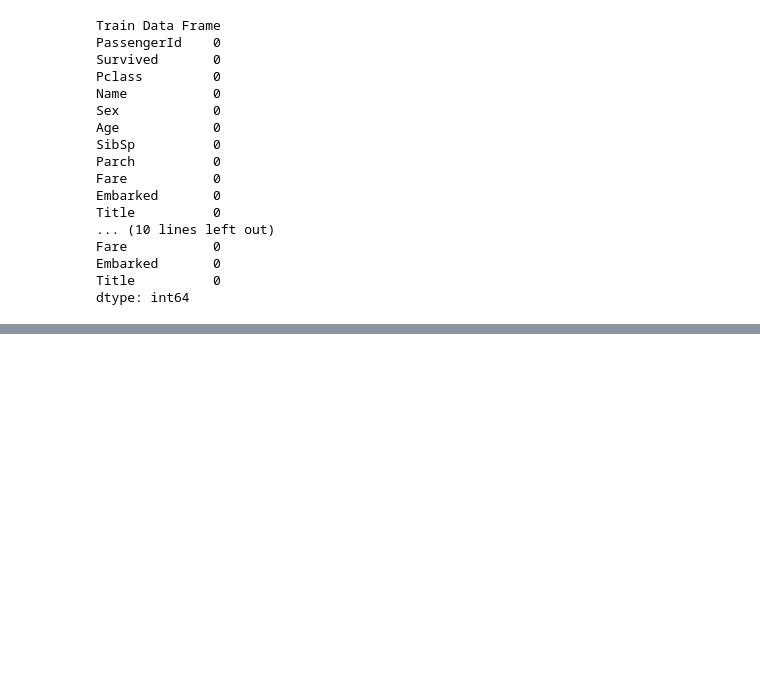
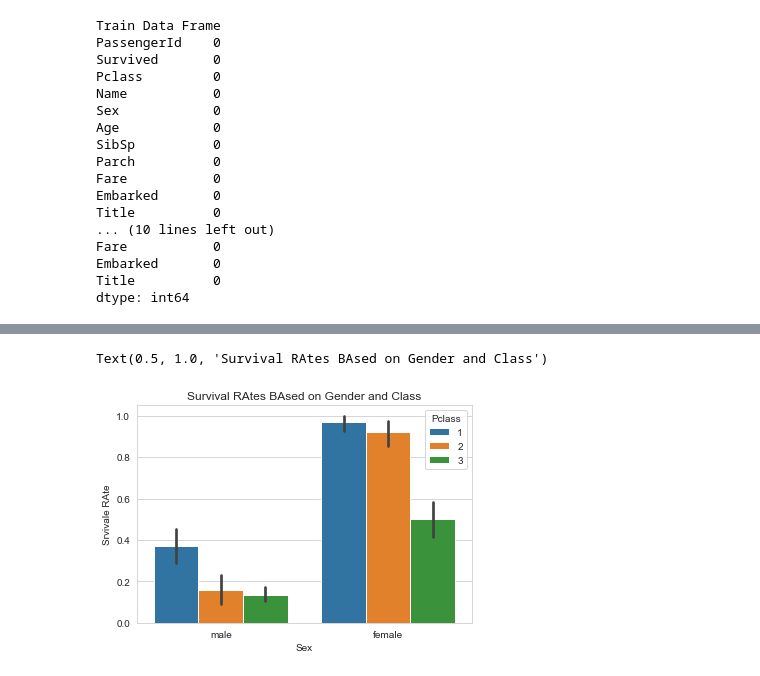
Before and after one commit to xddongx/flexink, a Jupyter notebook: titanic/Newtitanic.ipynb, the cells around one changed output, grey strips where cells are left out. Cells and saved outputs as stored; diff of their text form; code cells hidden in the pictures; blank space fills up the shorter version.

```diff
--- a/titanic/Newtitanic.ipynb
+++ b/titanic/Newtitanic.ipynb
@@ -276,0 +303,7 @@ dtype: int64
+# %%
+sns.barplot(x='Sex',y='Survived', hue='Pclass', data=train)
+plt.ylabel('Srvivale RAte')
+plt.title('Survival RAtes BAsed on Gender and Class')
+# %% [output]
+Text(0.5, 1.0, 'Survival RAtes BAsed on Gender and Class')
+[figure, added]
```
Also changed, not shown: parts of 63 cells of this notebook, 4 other files.
